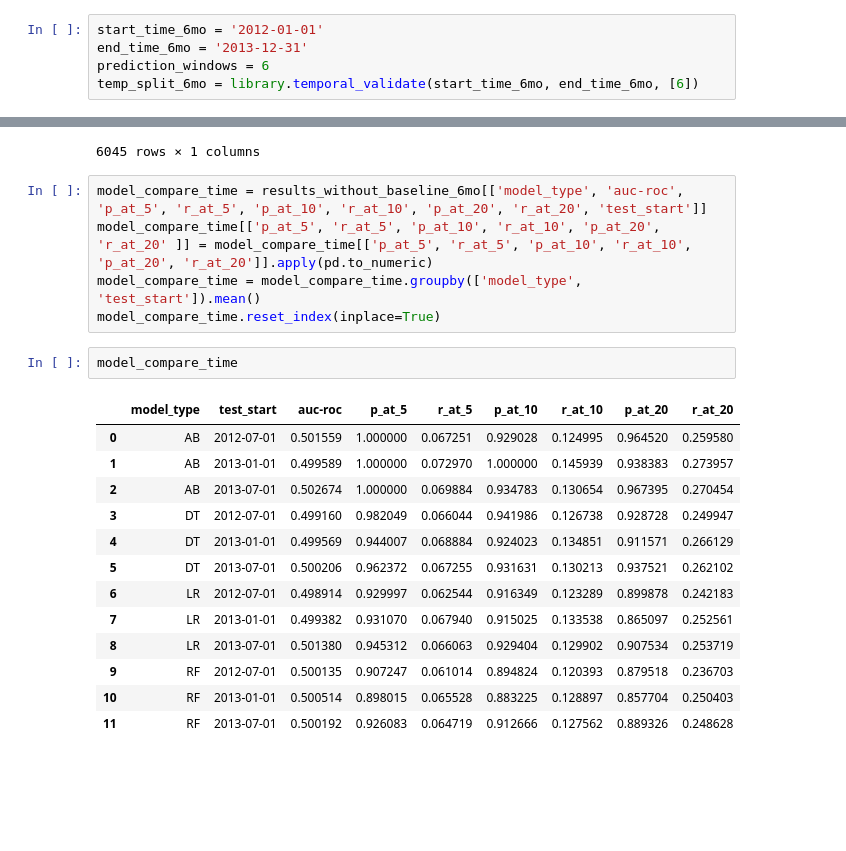
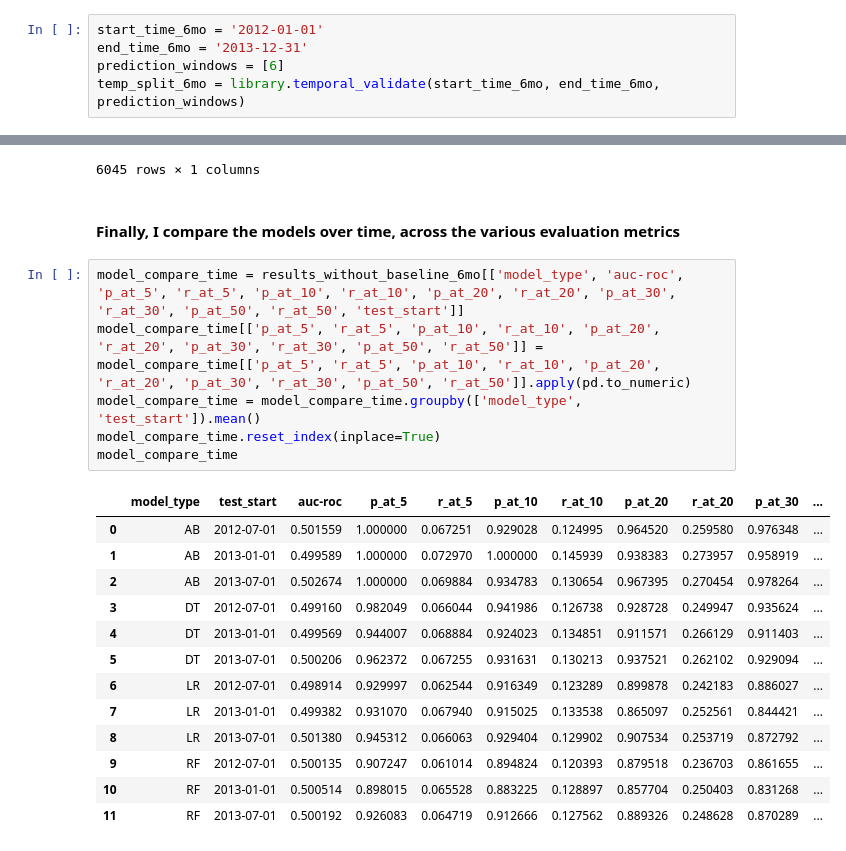
Before and after one commit to b-ganesh/ml_spring19, a Jupyter notebook: assignment3/assignment3.ipynb, the cells around one changed output, grey strips where cells are left out. Saved outputs shown, nothing was run; the diff lists cells and outputs as text; blank space fills up the shorter version.

```diff
--- a/assignment3/assignment3.ipynb
+++ b/assignment3/assignment3.ipynb
@@ -340,5 +348,5 @@ params[133]
 # %%
 start_time_6mo = '2012-01-01'
 end_time_6mo = '2013-12-31'
-prediction_windows = 6
-temp_split_6mo = library.temporal_validate(start_time_6mo, end_time_6mo, [6])
+prediction_windows = [6]
+temp_split_6mo = library.temporal_validate(start_time_6mo, end_time_6mo, prediction_windows)
@@ -505,24 +530,25 @@ feature_importances
 | school_district_Buena Vista Sch D... | 0.000000 |
 | school_district_Lone Jack School ... | 0.000000 |
 6045 rows × 1 columns
+# %% [markdown]
+#### Finally, I compare the models over time, across the various evaluation metrics
 # %%
-model_compare_time = results_without_baseline_6mo[['model_type', 'auc-roc', 'p_at_5', 'r_at_5', 'p_at_10', 'r_at_10', 'p_at_20', 'r_at_20', 'test_start']]
-model_compare_time[['p_at_5', 'r_at_5', 'p_at_10', 'r_at_10', 'p_at_20', 'r_at_20' ]] = model_compare_time[['p_at_5', 'r_at_5', 'p_at_10', 'r_at_10', 'p_at_20', 'r_at_20']].apply(pd.to_numeric)
+model_compare_time = results_without_baseline_6mo[['model_type', 'auc-roc', 'p_at_5', 'r_at_5', 'p_at_10', 'r_at_10', 'p_at_20', 'r_at_20', 'p_at_30', 'r_at_30', 'p_at_50', 'r_at_50', 'test_start']]
+model_compare_time[['p_at_5', 'r_at_5', 'p_at_10', 'r_at_10', 'p_at_20', 'r_at_20', 'p_at_30', 'r_at_30', 'p_at_50', 'r_at_50']] = model_compare_time[['p_at_5', 'r_at_5', 'p_at_10', 'r_at_10', 'p_at_20', 'r_at_20', 'p_at_30', 'r_at_30', 'p_at_50', 'r_at_50']].apply(pd.to_numeric)
 model_compare_time = model_compare_time.groupby(['model_type', 'test_start']).mean()
 model_compare_time.reset_index(inplace=True)
+model_compare_time
+# %% [output]
+|  | model_type | test_start | auc-roc | p_at_5 | r_at_5 | p_at_10 | r_at_10 | p_at_20 | r_at_20 | p_at_30 | ... |
+| 0 | AB | 2012-07-01 | 0.501559 | 1.000000 | 0.067251 | 0.929028 | 0.124995 | 0.964520 | 0.259580 | 0.976348 | ... |
+| 1 | AB | 2013-01-01 | 0.499589 | 1.000000 | 0.072970 | 1.000000 | 0.145939 | 0.938383 | 0.273957 | 0.958919 | ... |
+| 2 | AB | 2013-07-01 | 0.502674 | 1.000000 | 0.069884 | 0.934783 | 0.130654 | 0.967395 | 0.270454 | 0.978264 | ... |
+| 3 | DT | 2012-07-01 | 0.499160 | 0.982049 | 0.066044 | 0.941986 | 0.126738 | 0.928728 | 0.249947 | 0.935624 | ... |
+| 4 | DT | 2013-01-01 | 0.499569 | 0.944007 | 0.068884 | 0.924023 | 0.134851 | 0.911571 | 0.266129 | 0.911403 | ... |
+| 5 | DT | 2013-07-01 | 0.500206 | 0.962372 | 0.067255 | 0.931631 | 0.130213 | 0.937521 | 0.262102 | 0.929094 | ... |
+| 6 | LR | 2012-07-01 | 0.498914 | 0.929997 | 0.062544 | 0.916349 | 0.123289 | 0.899878 | 0.242183 | 0.886027 | ... |
+| 7 | LR | 2013-01-01 | 0.499382 | 0.931070 | 0.067940 | 0.915025 | 0.133538 | 0.865097 | 0.252561 | 0.844421 | ... |
+| 8 | LR | 2013-07-01 | 0.501380 | 0.945312 | 0.066063 | 0.929404 | 0.129902 | 0.907534 | 0.253719 | 0.872792 | ... |
+| 9 | RF | 2012-07-01 | 0.500135 | 0.907247 | 0.061014 | 0.894824 | 0.120393 | 0.879518 | 0.236703 | 0.861655 | ... |
+| 10 | RF | 2013-01-01 | 0.500514 | 0.898015 | 0.065528 | 0.883225 | 0.128897 | 0.857704 | 0.250403 | 0.831268 | ... |
+| 11 | RF | 2013-07-01 | 0.500192 | 0.926083 | 0.064719 | 0.912666 | 0.127562 | 0.889326 | 0.248628 | 0.870289 | ... |
-# %%
-model_compare_time
-# %% [output]
-|  | model_type | test_start | auc-roc | p_at_5 | r_at_5 | p_at_10 | r_at_10 | p_at_20 | r_at_20 |
-| 0 | AB | 2012-07-01 | 0.501559 | 1.000000 | 0.067251 | 0.929028 | 0.124995 | 0.964520 | 0.259580 |
-| 1 | AB | 2013-01-01 | 0.499589 | 1.000000 | 0.072970 | 1.000000 | 0.145939 | 0.938383 | 0.273957 |
-| 2 | AB | 2013-07-01 | 0.502674 | 1.000000 | 0.069884 | 0.934783 | 0.130654 | 0.967395 | 0.270454 |
-| 3 | DT | 2012-07-01 | 0.499160 | 0.982049 | 0.066044 | 0.941986 | 0.126738 | 0.928728 | 0.249947 |
-| 4 | DT | 2013-01-01 | 0.499569 | 0.944007 | 0.068884 | 0.924023 | 0.134851 | 0.911571 | 0.266129 |
-| 5 | DT | 2013-07-01 | 0.500206 | 0.962372 | 0.067255 | 0.931631 | 0.130213 | 0.937521 | 0.262102 |
-| 6 | LR | 2012-07-01 | 0.498914 | 0.929997 | 0.062544 | 0.916349 | 0.123289 | 0.899878 | 0.242183 |
-| 7 | LR | 2013-01-01 | 0.499382 | 0.931070 | 0.067940 | 0.915025 | 0.133538 | 0.865097 | 0.252561 |
-| 8 | LR | 2013-07-01 | 0.501380 | 0.945312 | 0.066063 | 0.929404 | 0.129902 | 0.907534 | 0.253719 |
-| 9 | RF | 2012-07-01 | 0.500135 | 0.907247 | 0.061014 | 0.894824 | 0.120393 | 0.879518 | 0.236703 |
-| 10 | RF | 2013-01-01 | 0.500514 | 0.898015 | 0.065528 | 0.883225 | 0.128897 | 0.857704 | 0.250403 |
-| 11 | RF | 2013-07-01 | 0.500192 | 0.926083 | 0.064719 | 0.912666 | 0.127562 | 0.889326 | 0.248628 |
```
Also changed, not shown: parts of 18 cells of this notebook, 2 other files.
